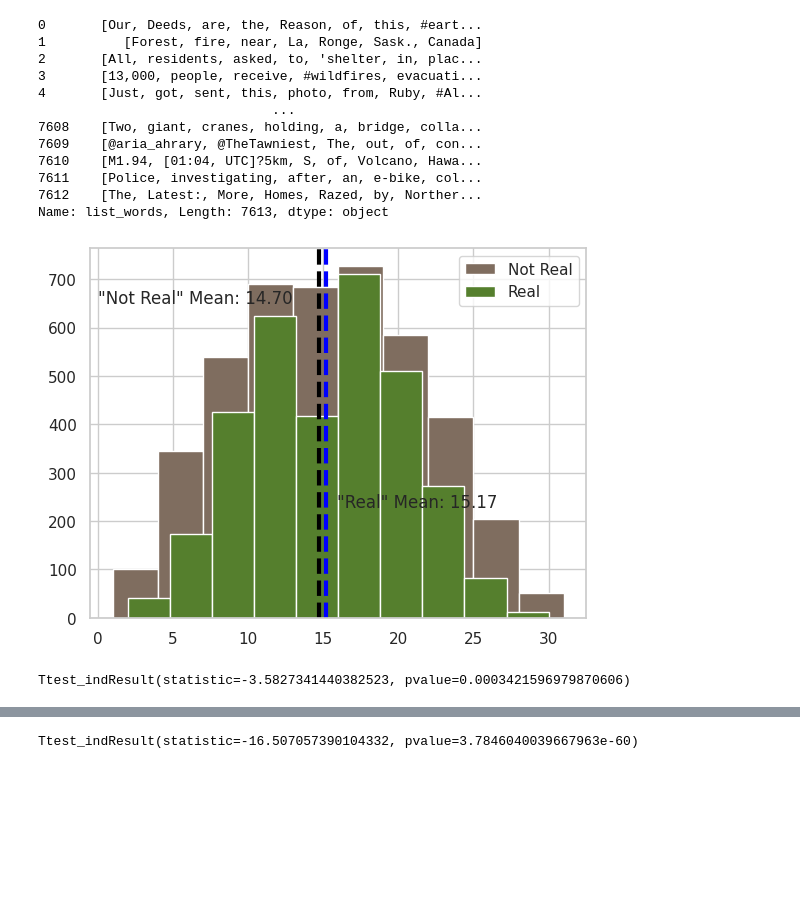
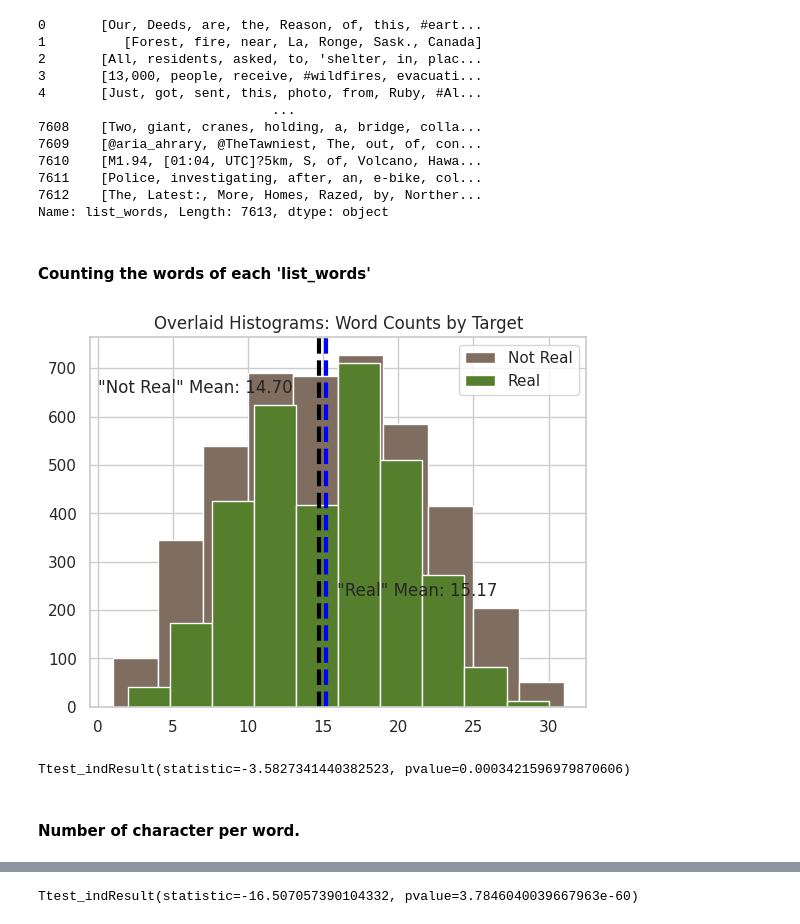
Before and after one commit to Ignacio-Ibarra/NLP-Disasters, a Jupyter notebook: tp1_nlp_disasters.ipynb, the cells around one changed output, grey strips where cells are left out. Cells and saved outputs as stored; diff of their text form; code cells hidden in the pictures; blank space fills up the shorter version.

```diff
--- a/tp1_nlp_disasters.ipynb
+++ b/tp1_nlp_disasters.ipynb
@@ -412,28 +513,30 @@ df['list_words']
 7611    [Police, investigating, after, an, e-bike, col...
 7612    [The, Latest:, More, Homes, Razed, by, Norther...
 Name: list_words, Length: 7613, dtype: object
+# %% [markdown]
+#### Counting the words of each 'list_words'
 # %%
-#Counting the words of each 'list_words'
 df['words_count']=df['list_words'].apply(lambda x: len(x))
 
 #Plotting two histograms
 plt.hist(df[df['target']==0]['words_count'], color='#7f6d5f', label='Not Real', bins=10)
 plt.hist(df[df['target']==1]['words_count'], color='#557f2d', label='Real', bins=10)
 
 #Plotting x_lines for means
 plt.axvline(df[df['target']==0]['words_count'].mean(), color='black', linestyle='dashed', linewidth=3)
 plt.axvline(df[df['target']==1]['words_count'].mean(), color='blue', linestyle='dashed', linewidth=3)
 
 #Plotting text
 min_ylim, max_ylim = plt.ylim()
 plt.text(df[df['target']==0]['words_count'].mean()*(0.00), max_ylim*0.85, '"Not Real" Mean: {:.2f}'.format(df[df['target']==0]['words_count'].mean()))
 plt.text(df[df['target']==1]['words_count'].mean()*1.05, max_ylim*0.3, '"Real" Mean: {:.2f}'.format(df[df['target']==1]['words_count'].mean()))
 
+plt.title('Overlaid Histograms: Word Counts by Target')
 
 plt.legend()
 plt.show()
 # %% [output]
-[figure, old version]
+[figure, new version]
 # %%
 #T-test for words_count
 from scipy import stats
@@ -441,4 +544,6 @@ from scipy import stats
 stats.ttest_ind(df[df['target']==0]['words_count'],df[df['target']==1]['words_count'],equal_var=False)
 # %% [output]
 Ttest_indResult(statistic=-3.5827341440382523, pvalue=0.0003421596979870606)
+# %% [markdown]
+#### Number of character per word.
 # %%
```
Also changed, not shown: parts of 48 cells of this notebook.
